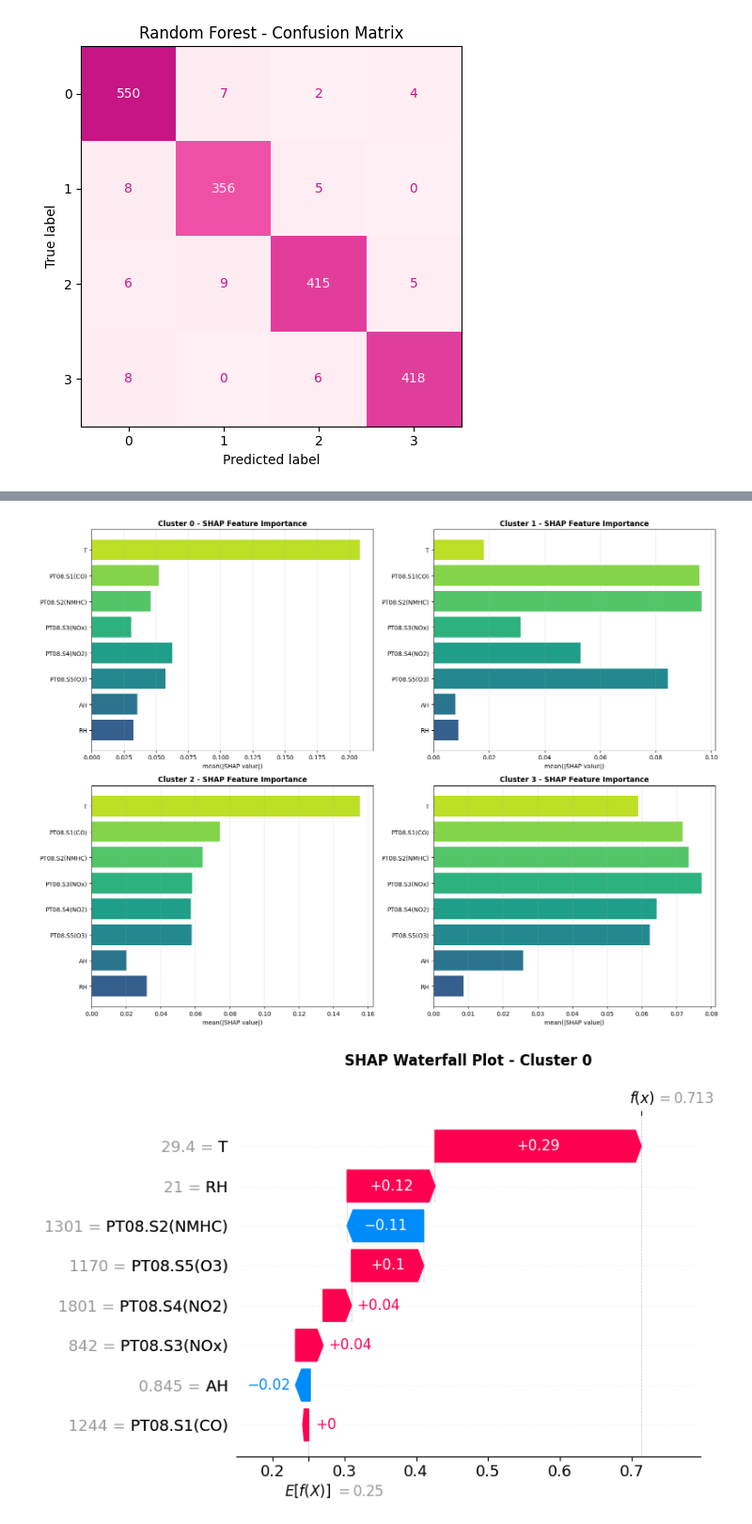
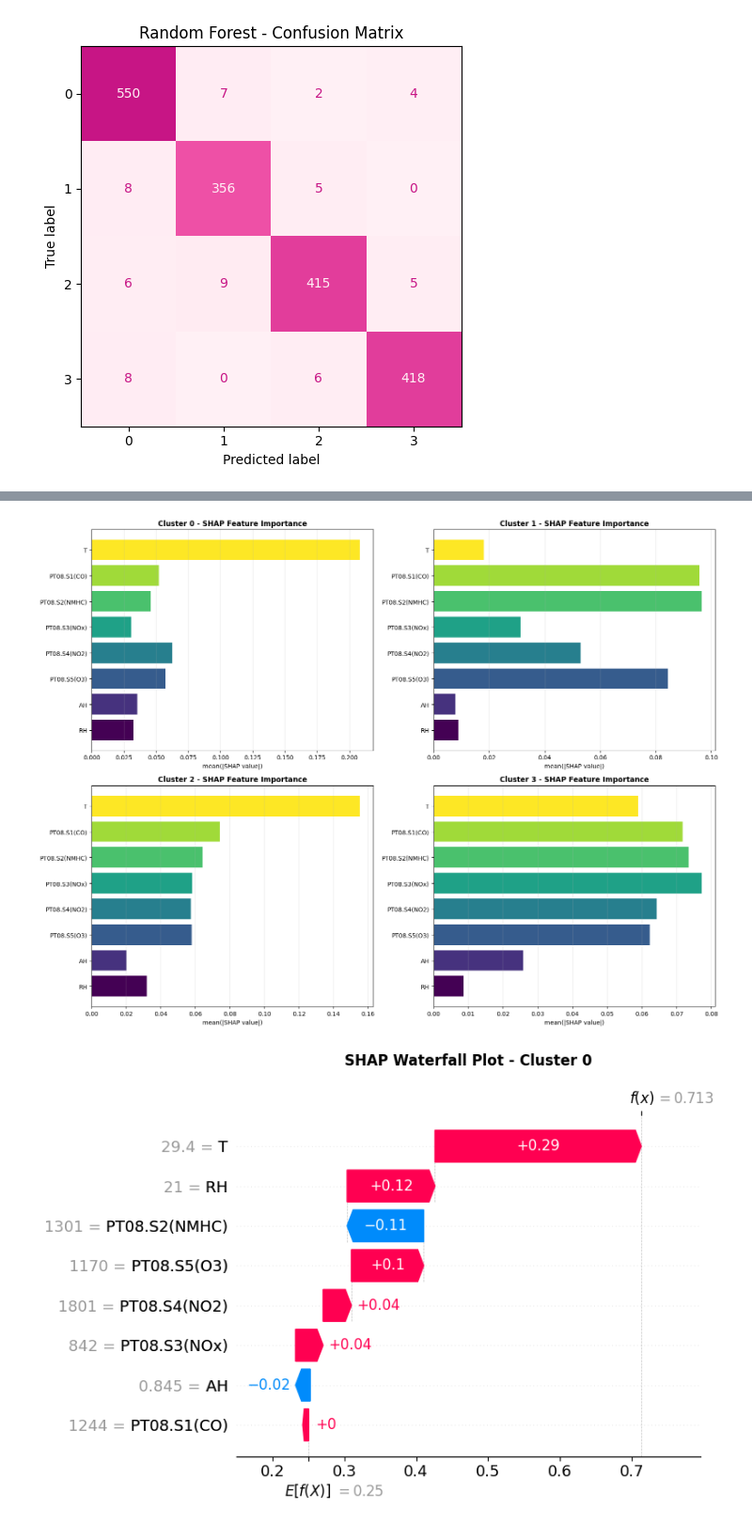
Before and after one commit to Gianluca-Coppola/Clustering, a Jupyter notebook: air_quality_clustering.ipynb, the cells around one changed output, grey strips where cells are left out. Shown at 94% size. Cells and saved outputs as stored; diff of their text form; code cells hidden in the pictures.

```diff
--- a/air_quality_clustering.ipynb
+++ b/air_quality_clustering.ipynb
@@ -623,8 +623,7 @@ feature_importance = pd.DataFrame({
     'importance': mean_shap
 }).sort_values('importance', ascending=True)
 
-# Create viridis colors
-viridis_colors = plt.cm.viridis(np.linspace(0.3, 0.9, len(features)))
+viridis_colors = plt.cm.viridis(np.linspace(0.0, 1.0, len(features)))
 
 plt.figure(figsize=(8, 5))
 plt.barh(feature_importance['feature'], feature_importance['importance'], color=viridis_colors)
@@ -638,35 +637,35 @@ plt.show()
 # SHAP graph for each cluster
 explainer = shap.TreeExplainer(rf)
 shap_values = explainer.shap_values(X_test)
 
 ordered_features = ['T', 'PT08.S1(CO)', 'PT08.S2(NMHC)', 'PT08.S3(NOx)', 'PT08.S4(NO2)', 'PT08.S5(O3)', 'AH', 'RH']
 
 fig, axes = plt.subplots(2, 2, figsize=(16, 12))
 axes = axes.flatten()
 
 n_clusters = shap_values.shape[2]
 
 for cluster_idx in range(n_clusters):
     cluster_shap = np.abs(shap_values[:, :, cluster_idx]).mean(axis=0)
 
     feature_importance = pd.DataFrame({
         'feature': features,
         'importance': cluster_shap
     }).set_index('feature').loc[ordered_features].reset_index()
 
     feature_importance = feature_importance.iloc[::-1]
 
-    viridis_colors = plt.cm.viridis(np.linspace(0.3, 0.9, len(ordered_features)))
+    viridis_colors = plt.cm.viridis(np.linspace(0.0, 1.0, len(ordered_features)))
 
     axes[cluster_idx].barh(feature_importance['feature'], feature_importance['importance'], color=viridis_colors)
     axes[cluster_idx].set_xlabel('mean(|SHAP value|)')
     axes[cluster_idx].set_title(f'Cluster {cluster_idx} - SHAP Feature Importance', fontweight='bold')
     axes[cluster_idx].grid(axis='x', alpha=0.3)
 
 plt.tight_layout()
 plt.show()
 # %% [output]
-[figure, old version]
+[figure, new version]
 # %%
 # SHAP Waterfall plot for Cluster 0
 cluster_0_mask = y_test == 0
```
Also changed, not shown: parts of 2 cells of this notebook.
